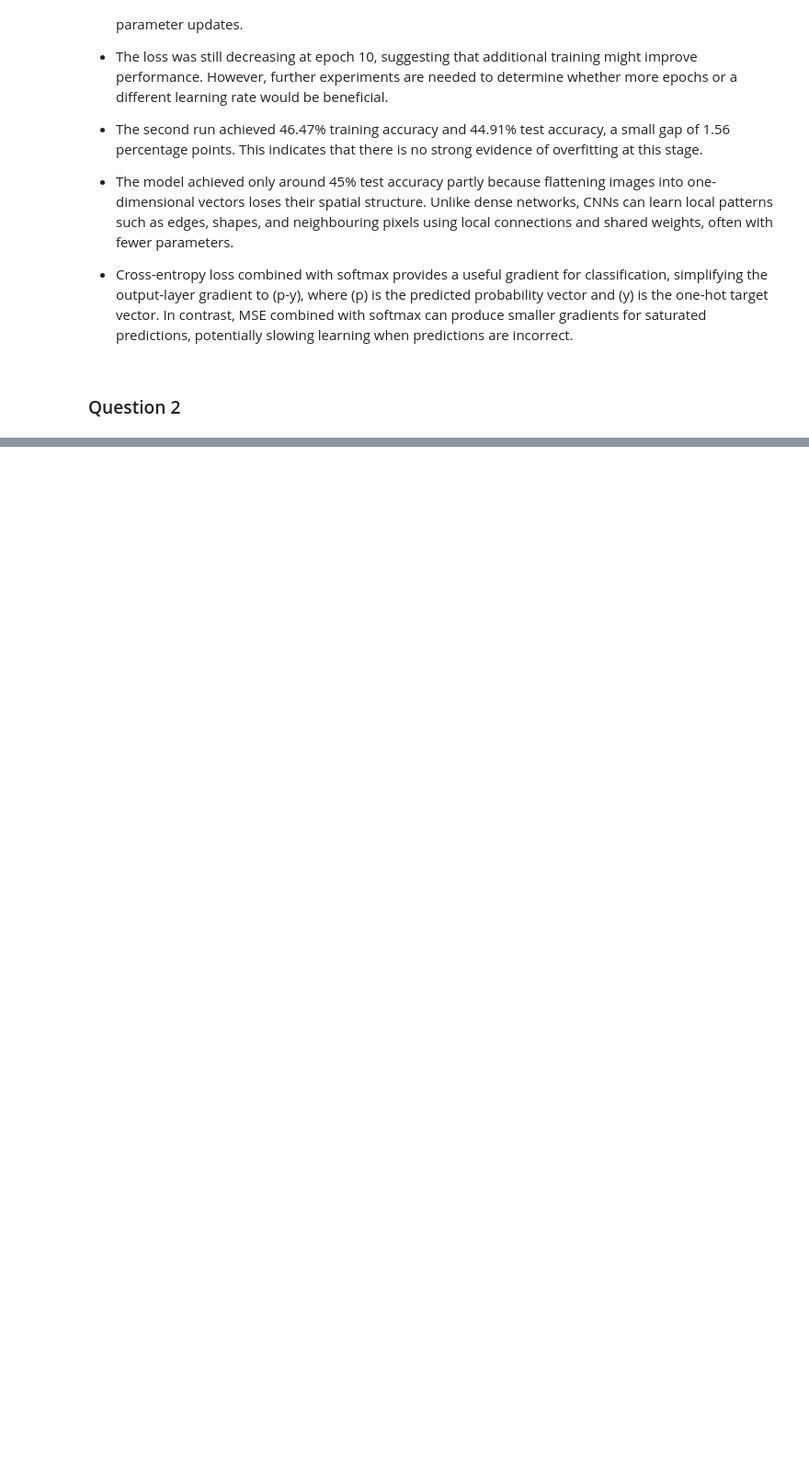
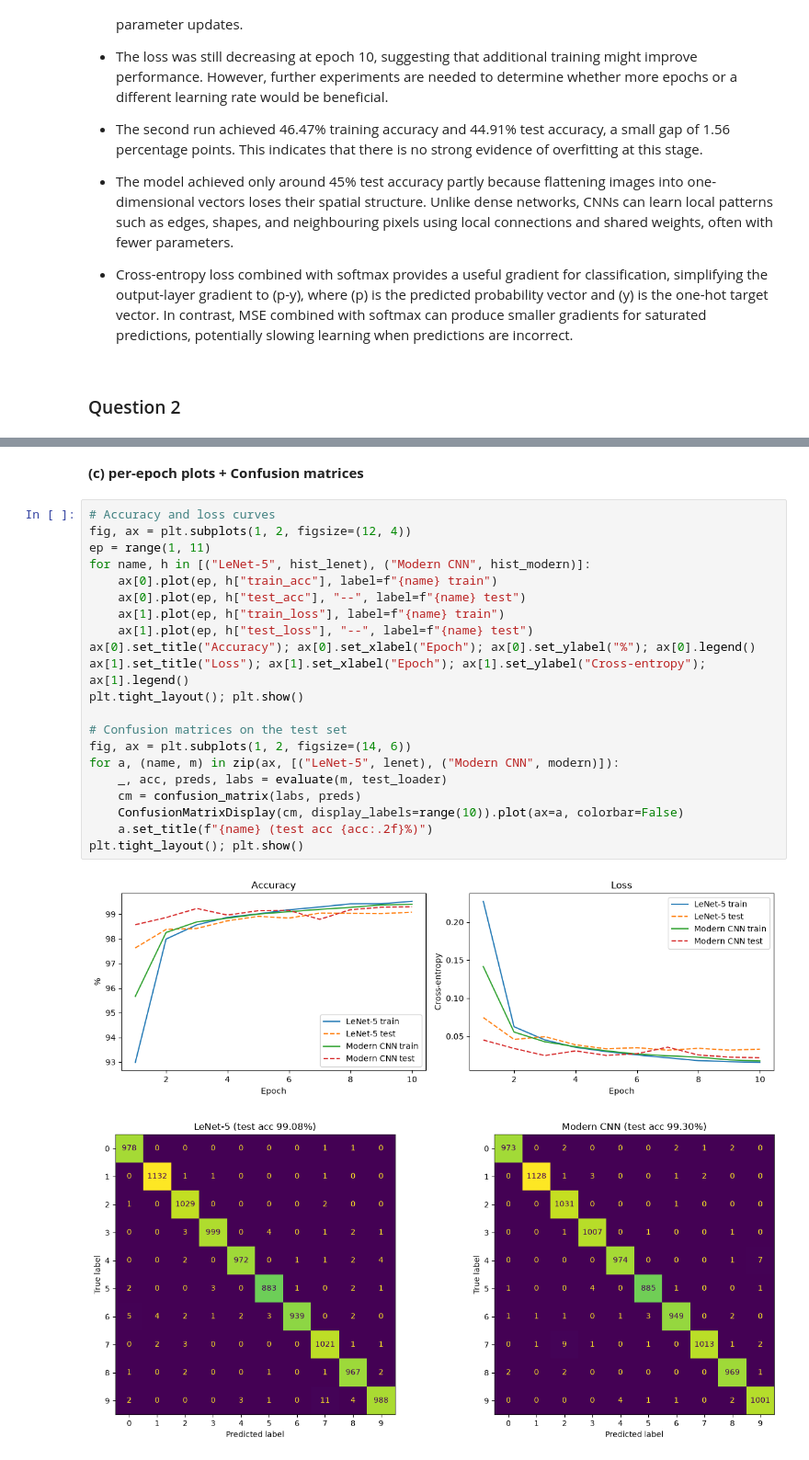
Before and after one commit to pemitharj/EN3160_Assignment_3, a Jupyter notebook: 230280L_a03.ipynb, the cells around one changed output, grey strips where cells are left out. Shown at 92% size. Drawn from its saved outputs; the diff is of its cells as text; blank space fills up the shorter version.

Commit message:
Complete Q2: LeNet-5 and modern CNN on MNIST

```diff
--- a/230280L_a03.ipynb
+++ b/230280L_a03.ipynb
@@ -139,0 +301,26 @@ Test accuracy: 44.91%
+# %% [markdown]
+**(c) per-epoch plots + Confusion matrices**
+# %%
+# Accuracy and loss curves
+fig, ax = plt.subplots(1, 2, figsize=(12, 4))
+ep = range(1, 11)
+for name, h in [("LeNet-5", hist_lenet), ("Modern CNN", hist_modern)]:
+    ax[0].plot(ep, h["train_acc"], label=f"{name} train")
+    ax[0].plot(ep, h["test_acc"], "--", label=f"{name} test")
+    ax[1].plot(ep, h["train_loss"], label=f"{name} train")
+    ax[1].plot(ep, h["test_loss"], "--", label=f"{name} test")
+ax[0].set_title("Accuracy"); ax[0].set_xlabel("Epoch"); ax[0].set_ylabel("%"); ax[0].legend()
+ax[1].set_title("Loss"); ax[1].set_xlabel("Epoch"); ax[1].set_ylabel("Cross-entropy"); ax[1].legend()
+plt.tight_layout(); plt.show()
+
+# Confusion matrices on the test set
+fig, ax = plt.subplots(1, 2, figsize=(14, 6))
+for a, (name, m) in zip(ax, [("LeNet-5", lenet), ("Modern CNN", modern)]):
+    _, acc, preds, labs = evaluate(m, test_loader)
+    cm = confusion_matrix(labs, preds)
+    ConfusionMatrixDisplay(cm, display_labels=range(10)).plot(ax=a, colorbar=False)
+    a.set_title(f"{name} (test acc {acc:.2f}%)")
+plt.tight_layout(); plt.show()
+# %% [output]
+[figure, added]
+[figure, added]
```
Also changed, not shown: parts of 12 cells of this notebook.
